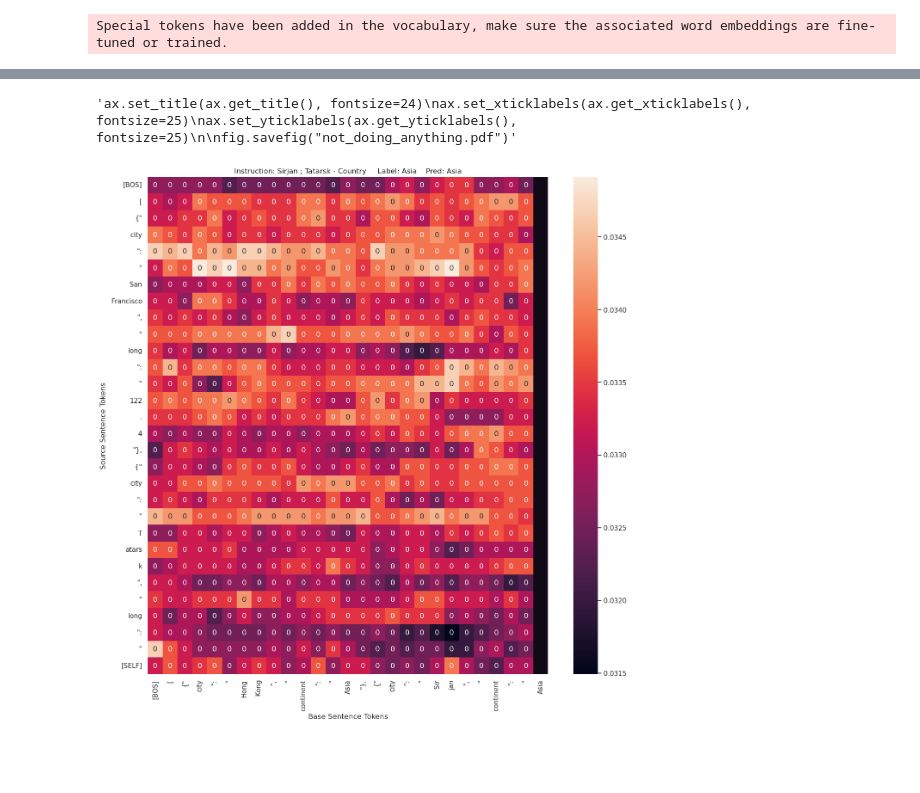
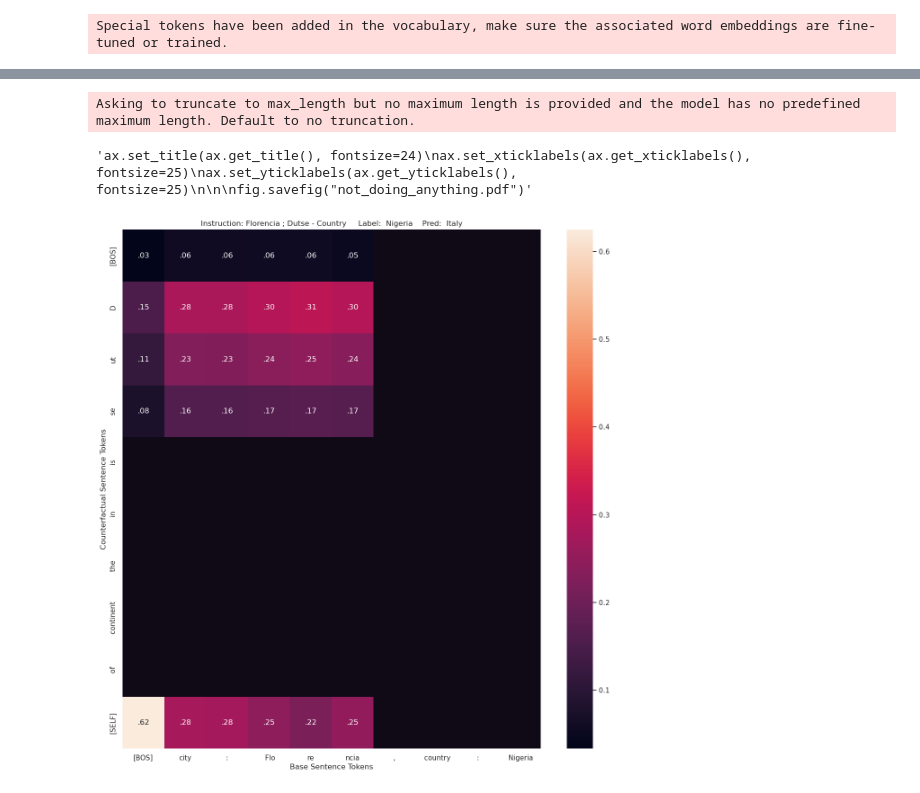
Before and after one commit to sidnb13/HyperDAS, a Jupyter notebook: inference.ipynb, the cells around one changed output, grey strips where cells are left out. Cells and saved outputs as stored; diff of their text form; code cells hidden in the pictures; blank space fills up the shorter version.

```diff
--- a/inference.ipynb
+++ b/inference.ipynb
@@ -8,7 +8,7 @@ from transformers import AutoTokenizer
 %load_ext autoreload
 %autoreload 2
 # %%
-tokenizer = AutoTokenizer.from_pretrained("/scr-ssd/sjd24/llama3-8b")
+tokenizer = AutoTokenizer.from_pretrained("/nlp/scr/sjd24/llama3-8b")
 
 tokenizer.padding_side = "left"
 tokenizer.pad_token = tokenizer.eos_token
@@ -19,25 +19,22 @@ test_dataset = load_from_disk("./experiments/RAVEL/data/city_test")
 
 collate_fn = get_ravel_collate_fn(tokenizer, add_space_before_target=True, contain_entity_position=True, source_suffix_visibility=False, base_suffix_visibility=False)
 dataloader = DataLoader(test_dataset, batch_size=16, collate_fn=collate_fn, shuffle=False)
+train_dataloader = DataLoader(train_dataset, batch_size=16, collate_fn=collate_fn, shuffle=False)
 # %% [output]
 Special tokens have been added in the vocabulary, make sure the associated word embeddings are fine-tuned or trained.
 # %%
 from src.hyperdas.llama3.model import RavelInterpretorHypernetwork
 
 hypernetwork = RavelInterpretorHypernetwork(
-    model_name_or_path="/scr-ssd/sjd24/llama3-8b",
+    model_name_or_path="/nlp/scr/sjd24/llama3-8b",
     num_editing_heads=32,
+    chop_editor_at_layer=2,
     intervention_layer=15,
     subspace_module="ReflectSelect",
     das_dimension=128,
-    break_asymmetric=True
+    break_asymmetric=False
 )
 hypernetwork = hypernetwork.to("cuda")
-# hypernetwork.load_model("/nlp/scr/sjd24/city_masked/final_model")
+hypernetwork.load_model("/scr-ssd/sjd24/ravel_entropy_atticus/model_epoch_0_step_4000")
 # %% [output]
 Special tokens have been added in the vocabulary, make sure the associated word embeddings are fine-tuned or trained.
-# %%
-hypernetwork.load_model("/scr-ssd/sjd24/city_symmetric/model_epoch_2_step_3450")
-# %%
-# hypernetwork.load_model("/scr-ssd/sjd24/city_shittier/model_epoch_1_step_725")
-hypernetwork.load_model("/scr-ssd/sjd24/city_symmetric/model_epoch_2_step_3450")
@@ -65,21 +41,23 @@ Asking to truncate to max_length but no maximum length is provided and the model
 # %%
 # hypernetwork.interpretor.bidding_threshold = 0.2
 import seaborn as sns
 
 fig, ax = hypernetwork.plot_heatmap(
     dataloader,
-    idxs=1547,
+    idxs=1,
     inference_mode=None,
     annot=True, batch_size=16,
     indicate_masked_tokens=True,
-    digits=0,
+    digits=2,
 )
 
 """ax.set_title(ax.get_title(), fontsize=24)
 ax.set_xticklabels(ax.get_xticklabels(), fontsize=25)
 ax.set_yticklabels(ax.get_yticklabels(), fontsize=25)
 
+
 fig.savefig("not_doing_anything.pdf")"""
 # %% [output]
-'ax.set_title(ax.get_title(), fontsize=24)\nax.set_xticklabels(ax.get_xticklabels(), fontsize=25)\nax.set_yticklabels(ax.get_yticklabels(), fontsize=25)\n\nfig.savefig("not_doing_anything.pdf")'
+Asking to truncate to max_length but no maximum length is provided and the model has no predefined maximum length. Default to no truncation.
+'ax.set_title(ax.get_title(), fontsize=24)\nax.set_xticklabels(ax.get_xticklabels(), fontsize=25)\nax.set_yticklabels(ax.get_yticklabels(), fontsize=25)\n\n\nfig.savefig("not_doing_anything.pdf")'
-[figure, old version]
+[figure, new version]
```
Also changed, not shown: parts of 1 cell of this notebook, 10 other files.
